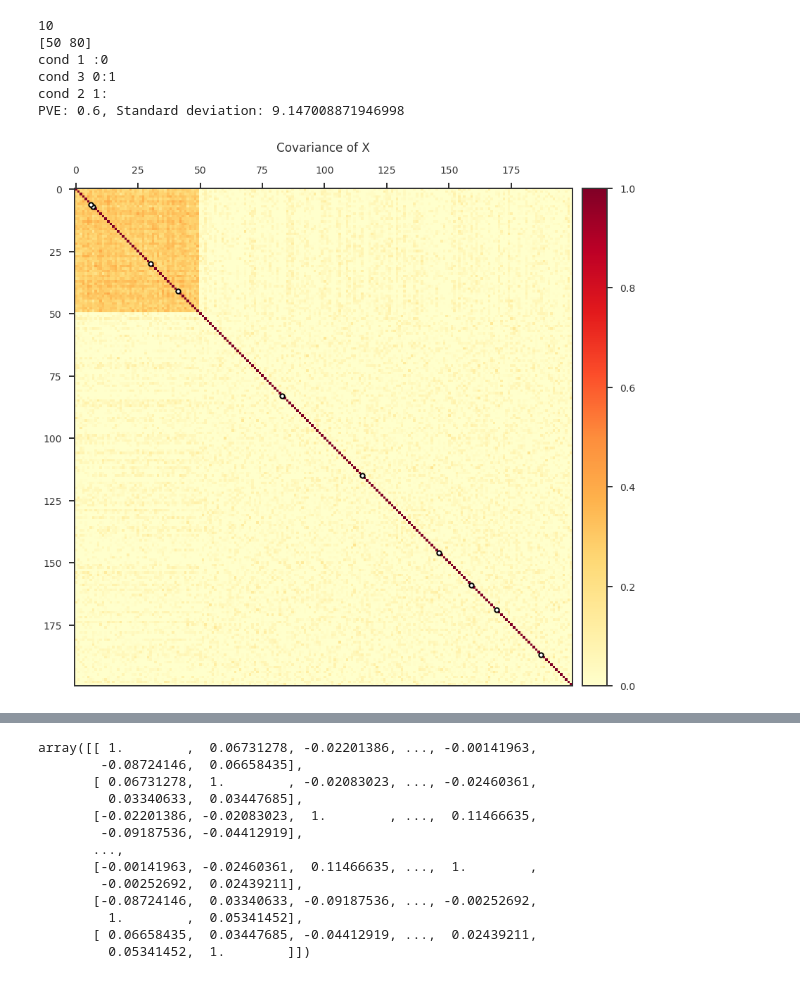
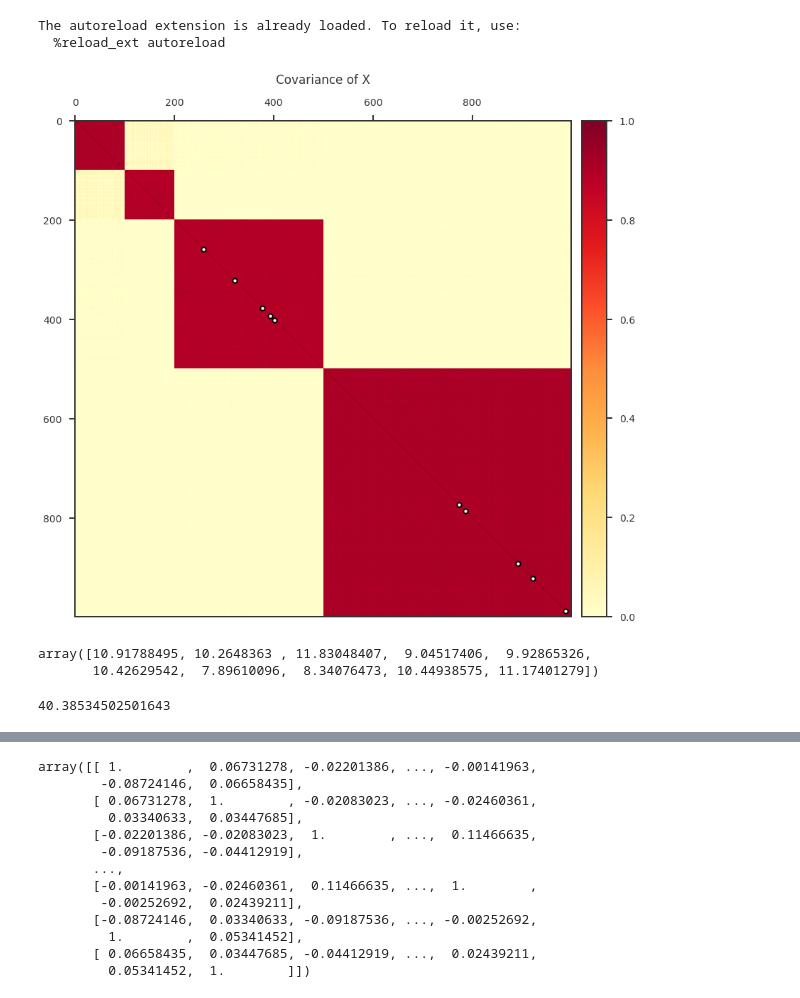
Before and after one commit to banskt/mr-ash-pen-workspace, a Jupyter notebook: notebooks/simulation_setup/correlated_predictors.ipynb, the cells around one changed output, grey strips where cells are left out. Drawn from its saved outputs; the diff is of its cells as text; code cells hidden in the pictures.

```diff
--- a/notebooks/simulation_setup/correlated_predictors.ipynb
+++ b/notebooks/simulation_setup/correlated_predictors.ipynb
@@ -2,7 +2,8 @@
 %load_ext autoreload
 %autoreload 2
 
-expr_path = '/home/sbanerjee/Documents/work/sparse-regression/gradvi-experiments/dsc/functions'
+#expr_path = '/home/sbanerjee/Documents/work/sparse-regression/gradvi-experiments/dsc/functions'
+expr_path = '/home/saikat/Documents/work/sparse-regression/mr-ash-penalized/gradvi-experiments/dsc/functions'
 
 import numpy as np
 import sys
@@ -15,3 +16,6 @@ from pymir import mpl_stylesheet
 from pymir import mpl_utils
 mpl_stylesheet.banskt_presentation(splinecolor = 'black', dpi = 72)
 from mpl_toolkits.axes_grid1 import make_axes_locatable
+# %% [output]
+The autoreload extension is already loaded. To reload it, use:
+  %reload_ext autoreload
@@ -18,78 +70,54 @@ from mpl_toolkits.axes_grid1 import make_axes_locatable
 # %%
-rholist = [0.3, 0.0, 0.]
-#rholist = [0.3]
+rholist = [0.9, 0.9, 0.9, 0.9]
 ntrain  = 5000
 ntest   = 500
-npred   = 200
-cmin    = 10
+npred   = 1000
 pcausal = 10
+min_block_size = 100
 pve = 0.6
+signal = "normal"
+bfix = None
 
-cmin    = min(cmin, int(npred / (len(rholist))))
-print (cmin)
-ntot    = ntrain + ntest
-iidx    = np.random.normal(0, 1.0, size = ntot * npred).reshape(ntot, npred)
-comR    = [np.random.normal(0, 1.0, size = ntot).reshape(ntot, 1) for i in range(len(rholist))]
-csplit  = cmin * np.sort(np.random.choice(int(npred / cmin) - 1, len(rholist) - 1, replace = False) + 1)
-print(csplit)
-allx    = np.zeros_like(iidx)
-if len(rholist) > 1:
-    for i, rho in enumerate(rholist):
-        if i == 0:
-            allx[:, :csplit[i]] = comR[i] * np.sqrt(rho) + iidx[:, :csplit[i]] * np.sqrt(1 - rho)
-            print ("cond 1", f":{i}")
-        elif i == len(rholist) - 1:
-            allx[:, csplit[i-1]:] = comR[i] * np.sqrt(rho) + iidx[:, csplit[i-1]:] * np.sqrt(1 - rho)
-            print ("cond 2", f"{i-1}:")
-        elif i > 0 and i < len(rholist) - 1:
-            allx[:, csplit[i-1]:csplit[i]] = comR[i] * np.sqrt(rho) + iidx[:, csplit[i-1]:csplit[i]] * np.sqrt(1 - rho)
-            print ("cond 3", f"{i-1}:{i}")
-elif len(rholist) == 1:
-    rho   = rholist[0]
-    allx  = comR[0] * np.sqrt(rho) + iidx * np.sqrt(1 - rho)
+xtrain, ytrain, xtest, ytest, btrue, se = \
+    simulate.linear_model(
+        ntrain, npred, pcausal, pve, ntest = ntest,
+        corr_method = 'blockdiag', rho = rholist, min_block_size = min_block_size,
+        signal = signal, bfix = bfix, #signal_params = {'loc': 10},
+        seed = None)
 
-xtrain = allx[:ntrain, :]
-xtest  = allx[ntrain:, :]
-xtrain = simulate.center_and_scale(xtrain)
-xtest  = simulate.center_and_scale(xtest)
-
-bidx = np.random.choice(npred, pcausal, replace = False)
-btrue = simulate.sample_coefs(npred, bidx, method = 'gamma', bfix = None)
-
-se = simulate.get_sd_from_pve(xtrain, btrue, pve)
-print (f"PVE: {pve}, Standard deviation: {se}")
-
-ytrain = np.dot(xtrain, btrue) + se * np.random.normal(size = xtrain.shape[0])
-ytest  = np.dot(xtest, btrue)  + se * np.random.normal(size = xtest.shape[0])
+bidx = np.where(btrue != 0)[0]
 
 covx = np.cov(xtest.T, bias = True)
 
 fig = plt.figure(figsize = (12, 12))
 ax1 = fig.add_subplot(111)
 
 cmap1 = matplotlib.cm.get_cmap("YlOrRd").copy()
 cmap1.set_bad("w")
 
 norm1 = matplotlib.colors.TwoSlopeNorm(vmin=0., vcenter=0.5, vmax=1.)
 im1 = ax1.imshow(covx.T, cmap = cmap1, norm = norm1, interpolation='nearest', origin = 'upper')
 # im1 = ax1.matshow(covx, cmap = cmap1, norm = norm1)
 ax1.tick_params(bottom = False, top = True, left = True, right = False,
                 labelbottom = False, labeltop = True, labelleft = True, labelright = False)
 
 ax1.scatter(bidx, bidx, s = 40, edgecolor = 'black', facecolor = 'white', lw = 2)
 
 
 divider = make_axes_locatable(ax1)
 cax = divider.append_axes("right", size="5%", pad=0.2)
 cbar = plt.colorbar(im1, cax=cax, fraction = 0.1)
 ax1.set_title("Covariance of X", pad = 20)
 plt.tight_layout()
 plt.show()
 # %% [output]
-10
-[50 80]
-cond 1 :0
-cond 3 0:1
-cond 2 1:
-PVE: 0.6, Standard deviation: 9.147008871946998
-[figure, old version]
+[figure, new version]
+# %%
+btrue[bidx]
+# %% [output]
+array([10.91788495, 10.2648363 , 11.83048407,  9.04517406,  9.92865326,
+       10.42629542,  7.89610096,  8.34076473, 10.44938575, 11.17401279])
+# %%
+se
+# %% [output]
+40.38534502501643
```
Also changed, not shown: parts of 3 cells of this notebook, 5 other files.
